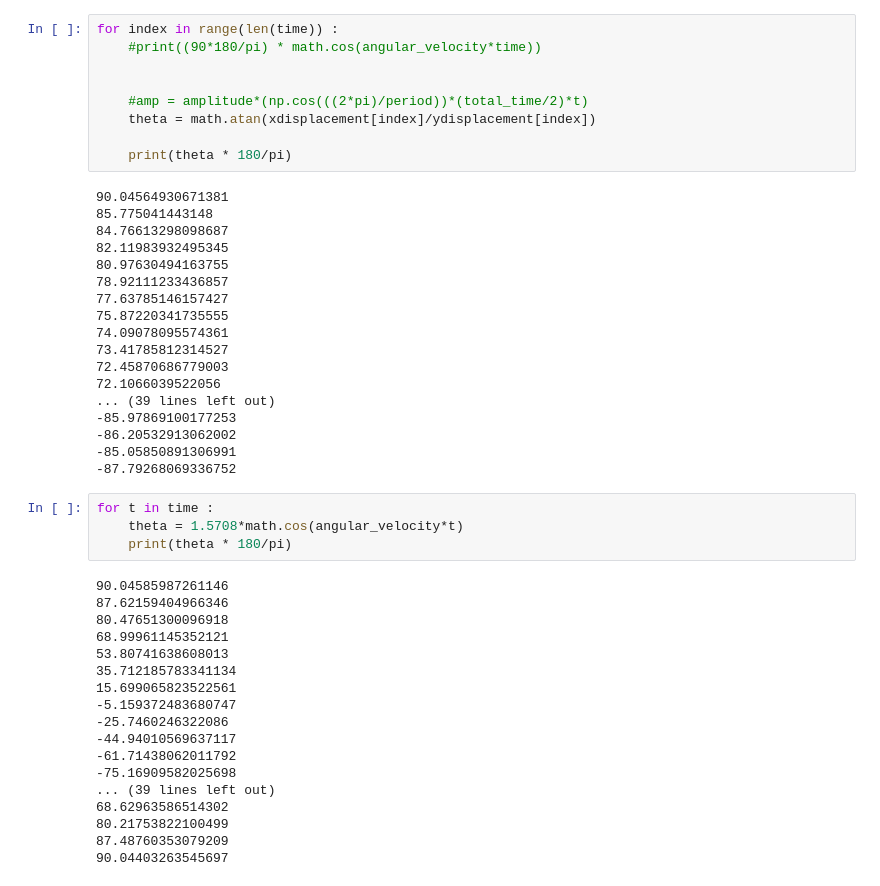
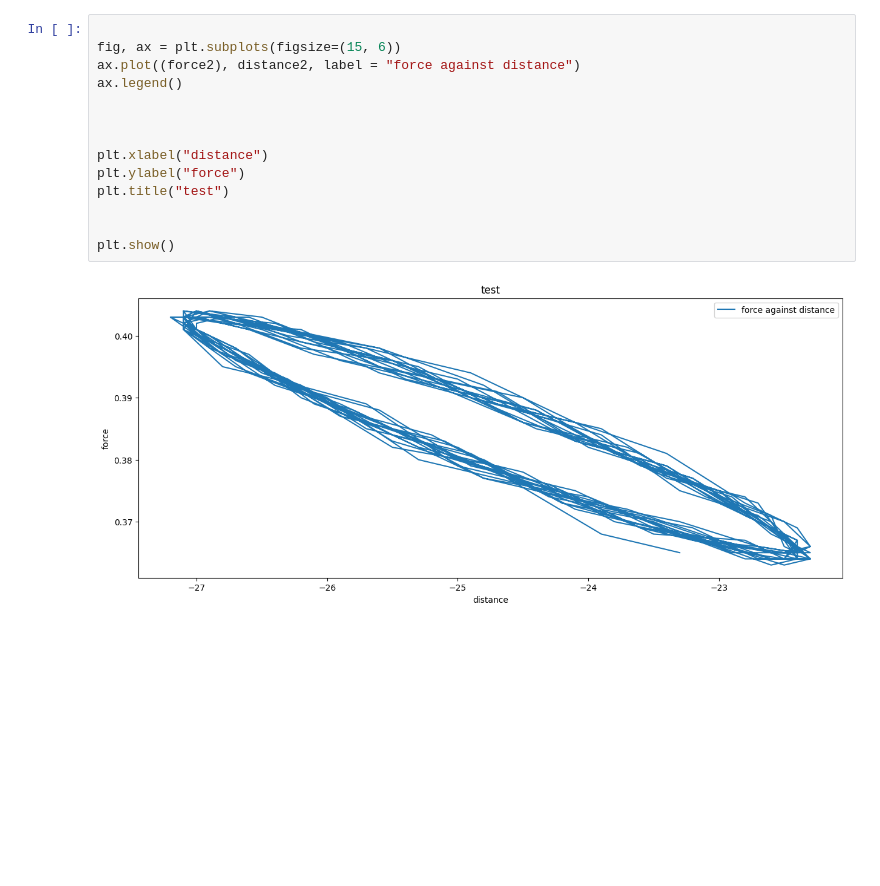
Before and after one commit to ClarkieUK/Data-Analysis, a Jupyter notebook: notebook.ipynb, the cells around one changed output. Saved outputs shown, nothing was run; the diff lists cells and outputs as text; blank space fills up the shorter version.

```diff
--- a/notebook.ipynb
+++ b/notebook.ipynb
@@ -101,49 +77,16 @@ print(frequency,period,amplitude,angular_velocity,g)
-# %%
-for index in range(len(time)) :
-    #print((90*180/pi) * math.cos(angular_velocity*time))
-
-
-    #amp = amplitude*(np.cos(((2*pi)/period))*(total_time/2)*t)
-    theta = math.atan(xdisplacement[index]/ydisplacement[index])
-
-    print(theta * 180/pi)
-# %% [output]
-90.04564930671381
-85.775041443148
-84.76613298098687
-82.11983932495345
-80.97630494163755
-78.92111233436857
-77.63785146157427
-75.87220341735555
-74.09078095574361
-73.41785812314527
-72.45870686779003
-72.1066039522056
-... (39 lines left out)
--85.97869100177253
--86.20532913062002
--85.05850891306991
--87.79268069336752
-# %%
-for t in time :
-    theta = 1.5708*math.cos(angular_velocity*t)
-    print(theta * 180/pi)
-# %% [output]
-90.04585987261146
-87.62159404966346
-80.47651300096918
-68.99961145352121
-53.80741638608013
-35.712185783341134
-15.699065823522561
--5.159372483680747
--25.7460246322086
--44.94010569637117
--61.71438062011792
--75.16909582025698
-... (39 lines left out)
-68.62963586514302
-80.21753822100499
-87.48760353079209
-90.04403263545697
+# %%
+
+fig, ax = plt.subplots(figsize=(15, 6))
+ax.plot((force2), distance2, label = "force against distance")
+ax.legend()
+
+
+
+plt.xlabel("distance")
+plt.ylabel("force")
+plt.title("test")
+
+
+plt.show()
+# %% [output]
+[figure, added]
```
Also changed, not shown: parts of 10 cells of this notebook, 1 other file.
